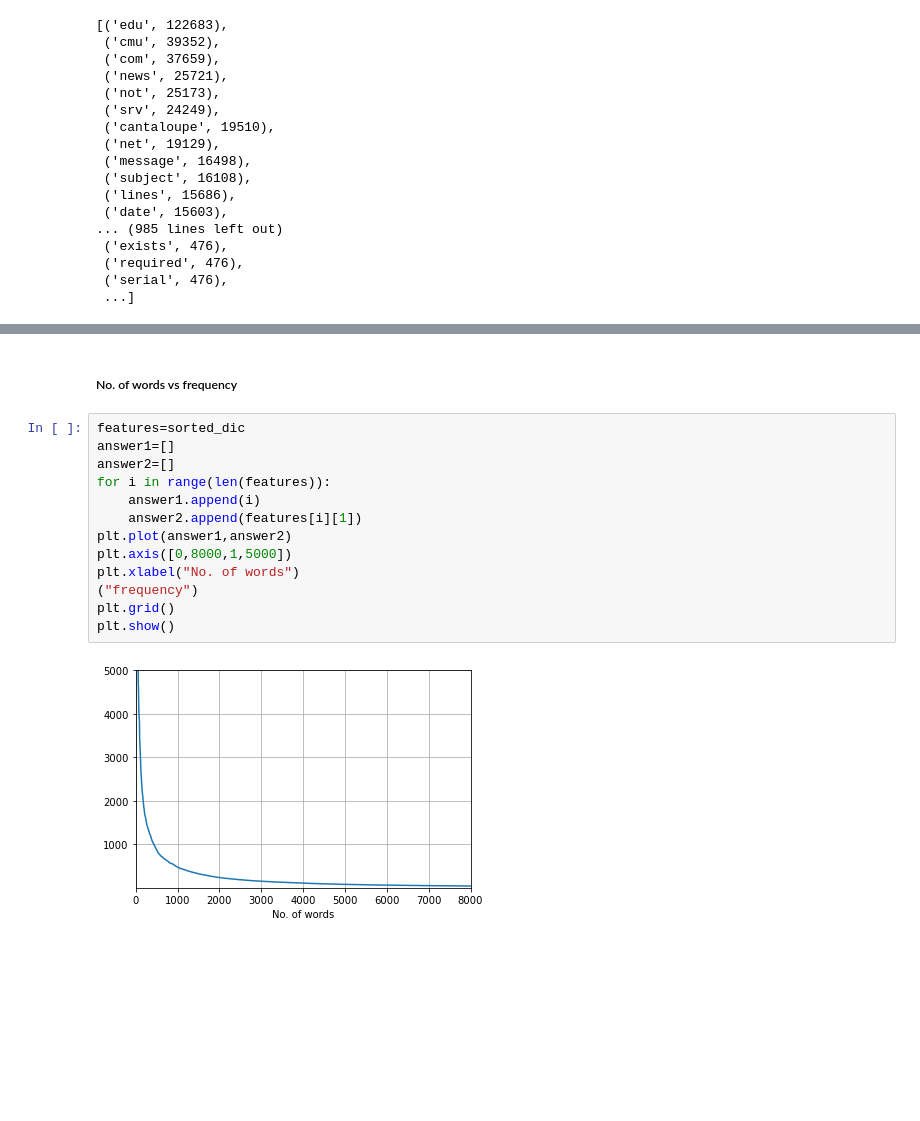
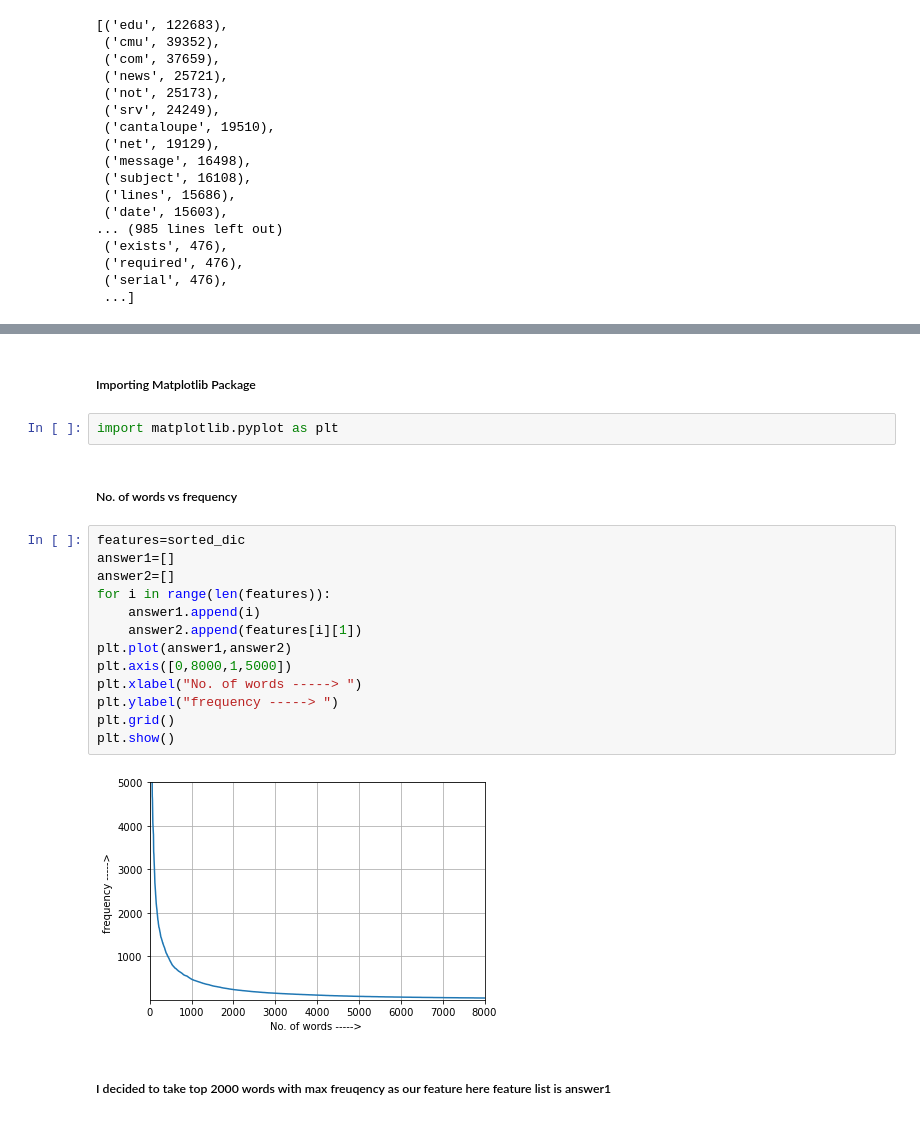
Before and after one commit to AkashKumarSingh11032001/IBM-Artificial-Intelligence-and-Machine-Learning-By-IBM-Watson, a Jupyter notebook: Final Projects 2 - Text Classification/Text Classification.ipynb, the cells around one changed output, grey strips where cells are left out. Drawn from its saved outputs; the diff is of its cells as text; blank space fills up the shorter version.

```diff
--- a/Final Projects 2 - Text Classification/Text Classification.ipynb
+++ b/Final Projects 2 - Text Classification/Text Classification.ipynb
@@ -135,17 +131,23 @@ import matplotlib.pyplot as plt
-# %% [markdown]
-##### No. of words vs frequency
-# %%
-features=sorted_dic
-answer1=[]
-answer2=[]
-for i in range(len(features)):
-    answer1.append(i)
-    answer2.append(features[i][1])
-plt.plot(answer1,answer2)
-plt.axis([0,8000,1,5000])
-plt.xlabel("No. of words")
-("frequency")
-plt.grid()
-plt.show()
-# %% [output]
-[figure, removed]
+# %% [markdown]
+##### Importing Matplotlib Package
+# %%
+import matplotlib.pyplot as plt
+# %% [markdown]
+##### No. of words vs frequency
+# %%
+features=sorted_dic
+answer1=[]
+answer2=[]
+for i in range(len(features)):
+    answer1.append(i)
+    answer2.append(features[i][1])
+plt.plot(answer1,answer2)
+plt.axis([0,8000,1,5000])
+plt.xlabel("No. of words -----> ")
+plt.ylabel("frequency -----> ")
+plt.grid()
+plt.show()
+# %% [output]
+[figure, added]
+# %% [markdown]
+##### I decided to take top 2000 words with max freuqency as our feature here feature list is answer1
```
Also changed, not shown: parts of 3 cells of this notebook.
